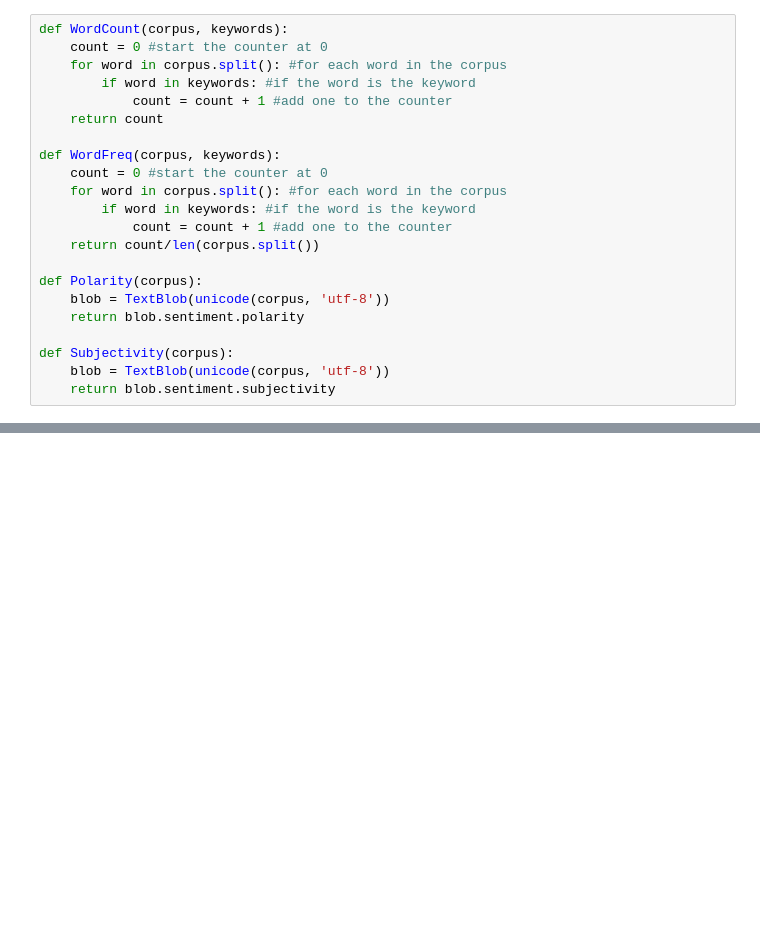
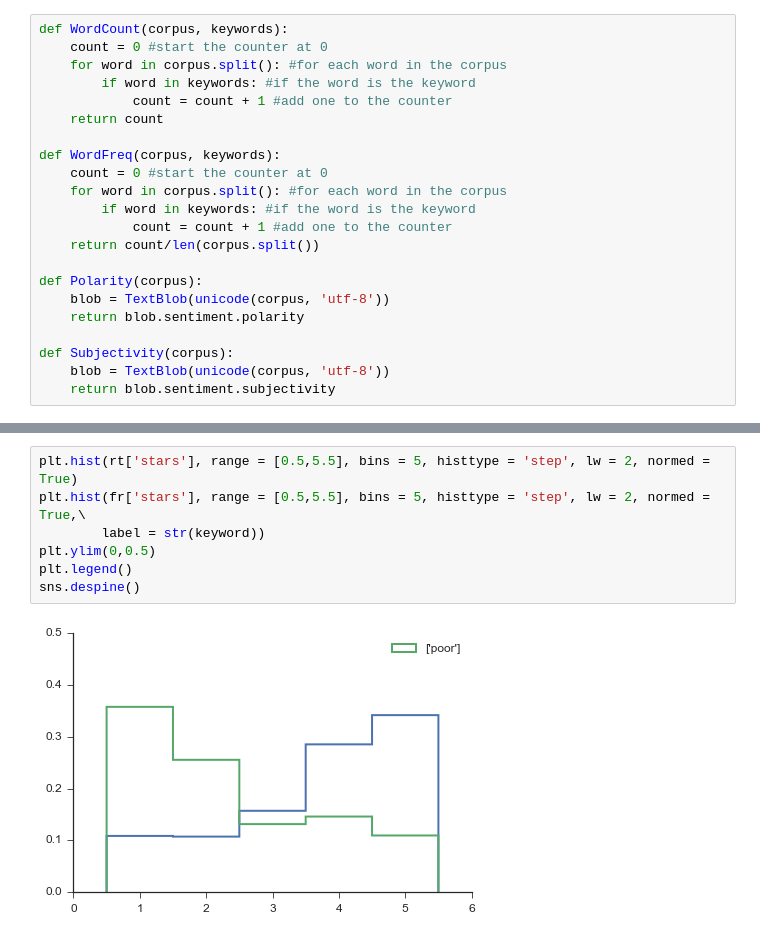
Before and after one commit to franklinmarsh/jac_project, a Jupyter notebook: review_corpus_comparator.ipynb, the cells around one changed output, grey strips where cells are left out. Saved outputs shown, nothing was run; the diff lists cells and outputs as text; blank space fills up the shorter version.

```diff
--- a/review_corpus_comparator.ipynb
+++ b/review_corpus_comparator.ipynb
@@ -110,0 +118,9 @@ sns.kdeplot(fr['polarity'], fr['subjectivity'], cmap = 'Blues')
+# %%
+plt.hist(rt['stars'], range = [0.5,5.5], bins = 5, histtype = 'step', lw = 2, normed = True)
+plt.hist(fr['stars'], range = [0.5,5.5], bins = 5, histtype = 'step', lw = 2, normed = True,\
+        label = str(keyword))
+plt.ylim(0,0.5)
+plt.legend()
+sns.despine()
+# %% [output]
+[figure, added]
```
Also changed, not shown: parts of 8 cells of this notebook, 2 other files.
